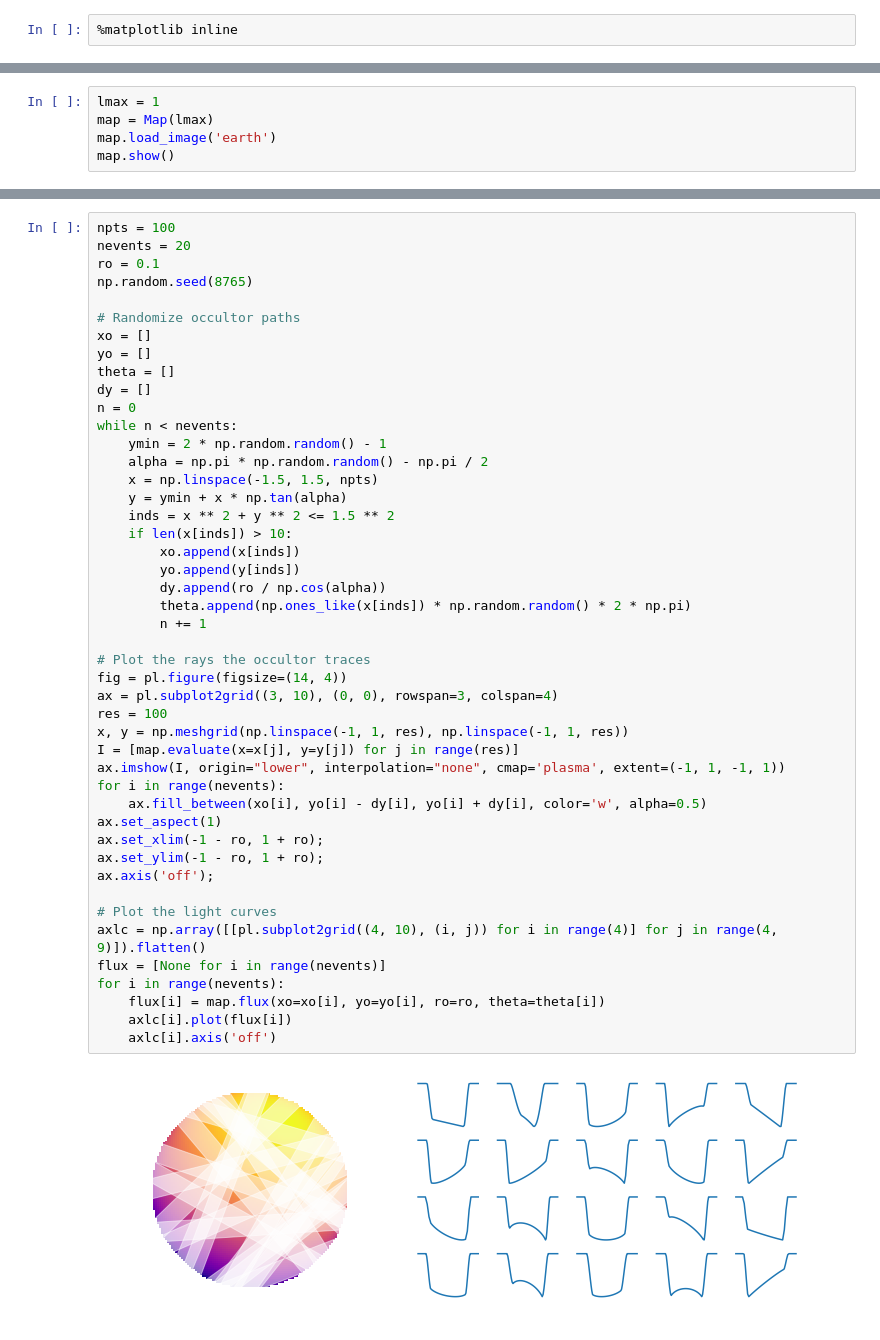
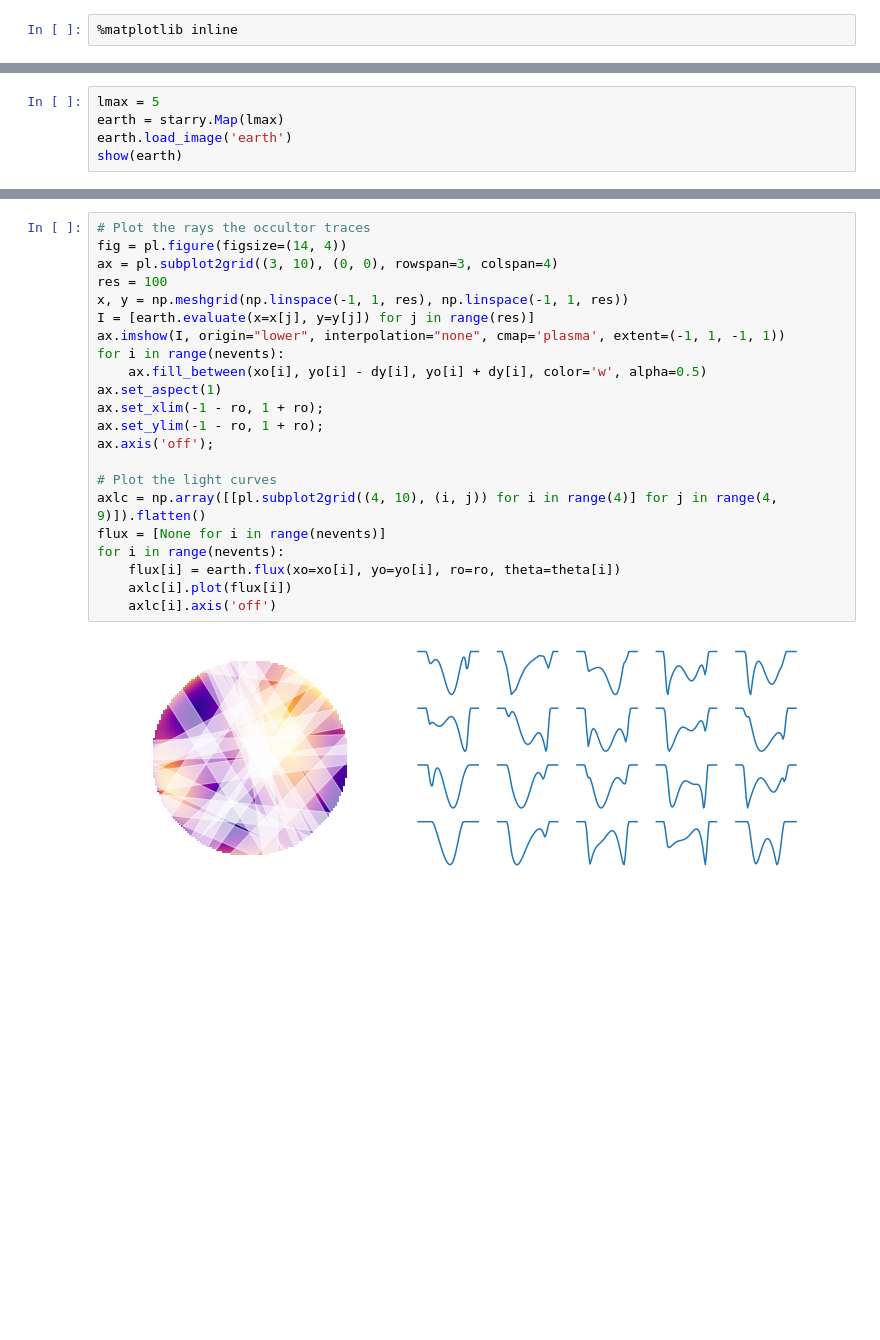
Before and after one commit to rodluger/starry, a Jupyter notebook: docs/tutorials/autograd.ipynb, the cells around one changed output, grey strips where cells are left out. Saved outputs shown, nothing was run; the diff lists cells and outputs as text; blank space fills up the shorter version.

```diff
--- a/docs/tutorials/autograd.ipynb
+++ b/docs/tutorials/autograd.ipynb
@@ -14,6 +32,6 @@ np.random.seed(1234)
 # %%
-lmax = 1
-map = Map(lmax)
-map.load_image('earth')
-map.show()
+lmax = 5
+earth = starry.Map(lmax)
+earth.load_image('earth')
+show(earth)
 # %% [output]
@@ -21,48 +74,24 @@ map.show()
 # %%
-npts = 100
-nevents = 20
-ro = 0.1
-np.random.seed(8765)
-
-# Randomize occultor paths
-xo = []
-yo = []
-theta = []
-dy = []
-n = 0
-while n < nevents:
-    ymin = 2 * np.random.random() - 1
-    alpha = np.pi * np.random.random() - np.pi / 2
-    x = np.linspace(-1.5, 1.5, npts)
-    y = ymin + x * np.tan(alpha)
-    inds = x ** 2 + y ** 2 <= 1.5 ** 2
-    if len(x[inds]) > 10:
-        xo.append(x[inds])
-        yo.append(y[inds])
-        dy.append(ro / np.cos(alpha))
-        theta.append(np.ones_like(x[inds]) * np.random.random() * 2 * np.pi)
-        n += 1
-
 # Plot the rays the occultor traces
 fig = pl.figure(figsize=(14, 4))
 ax = pl.subplot2grid((3, 10), (0, 0), rowspan=3, colspan=4)
 res = 100
 x, y = np.meshgrid(np.linspace(-1, 1, res), np.linspace(-1, 1, res))
-I = [map.evaluate(x=x[j], y=y[j]) for j in range(res)]
+I = [earth.evaluate(x=x[j], y=y[j]) for j in range(res)]
 ax.imshow(I, origin="lower", interpolation="none", cmap='plasma', extent=(-1, 1, -1, 1))
 for i in range(nevents):
     ax.fill_between(xo[i], yo[i] - dy[i], yo[i] + dy[i], color='w', alpha=0.5)
 ax.set_aspect(1)
 ax.set_xlim(-1 - ro, 1 + ro);
 ax.set_ylim(-1 - ro, 1 + ro);
 ax.axis('off');
 
 # Plot the light curves
 axlc = np.array([[pl.subplot2grid((4, 10), (i, j)) for i in range(4)] for j in range(4, 9)]).flatten()
 flux = [None for i in range(nevents)]
 for i in range(nevents):
-    flux[i] = map.flux(xo=xo[i], yo=yo[i], ro=ro, theta=theta[i])
+    flux[i] = earth.flux(xo=xo[i], yo=yo[i], ro=ro, theta=theta[i])
     axlc[i].plot(flux[i])
     axlc[i].axis('off')
 # %% [output]
-[figure, old version]
+[figure, new version]
```
Also changed, not shown: parts of 38 cells of this notebook, 1 other file.
